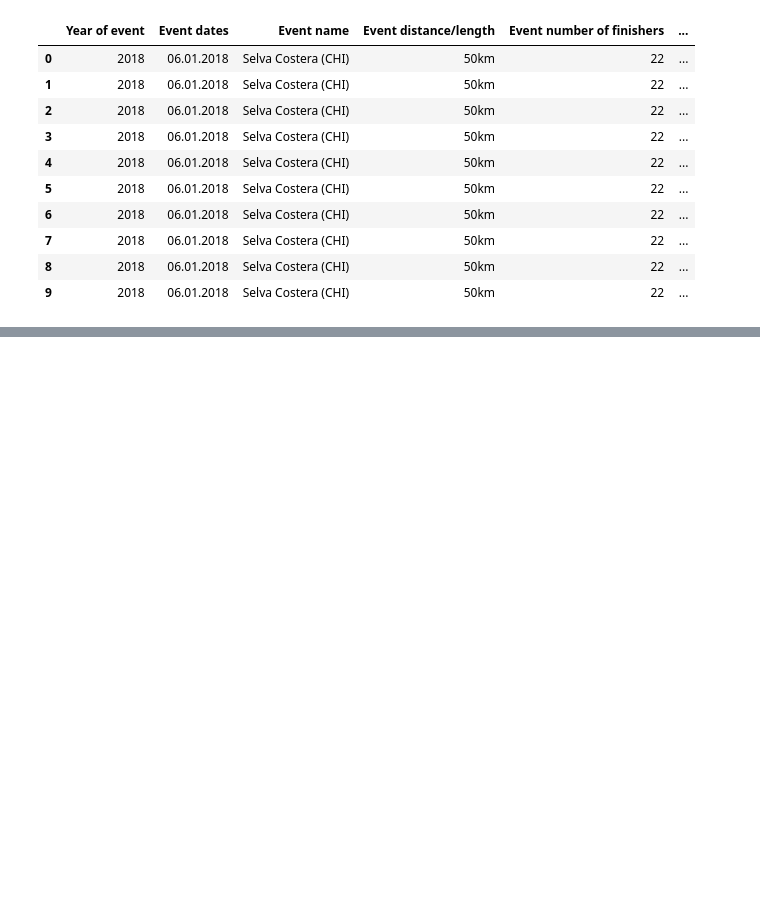
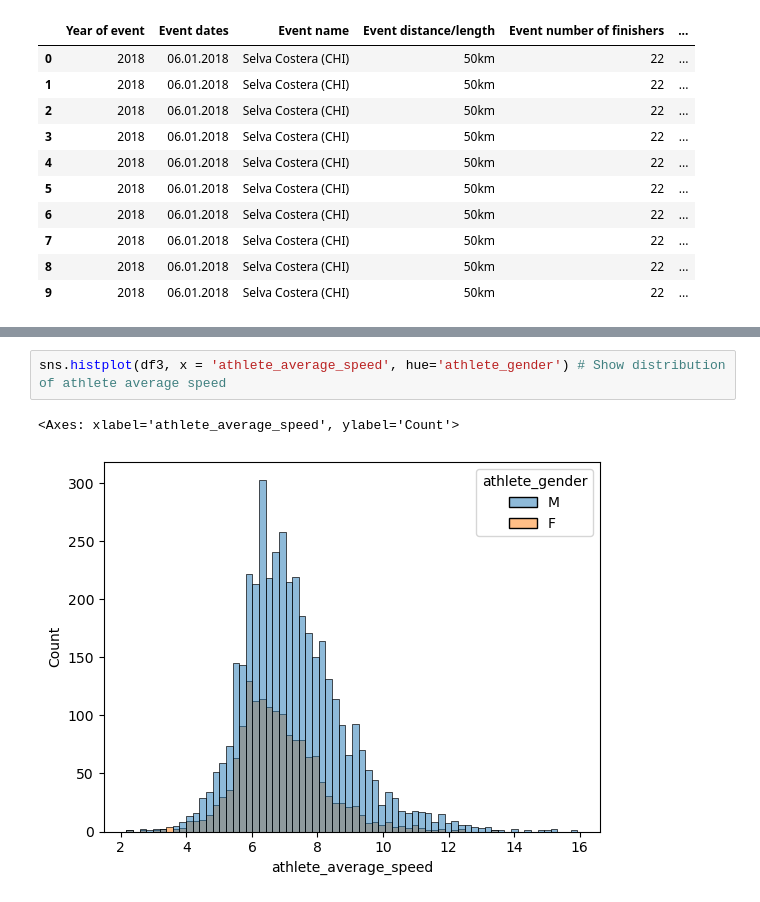
Before and after one commit to jhonManuelGil/ultra-marathon-project, a Jupyter notebook: ultra-marathon.ipynb, the cells around one changed output, grey strips where cells are left out. Drawn from its saved outputs; the diff is of its cells as text; blank space fills up the shorter version.

```diff
--- a/ultra-marathon.ipynb
+++ b/ultra-marathon.ipynb
@@ -84,0 +500,5 @@ Please make sure you are authenticated if you are trying to access a private res
+# %%
+sns.histplot(df3, x = 'athlete_average_speed', hue='athlete_gender') # Show distribution of athlete average speed
+# %% [output]
+<Axes: xlabel='athlete_average_speed', ylabel='Count'>
+[figure, added]
```
Also changed, not shown: parts of 56 cells of this notebook.
